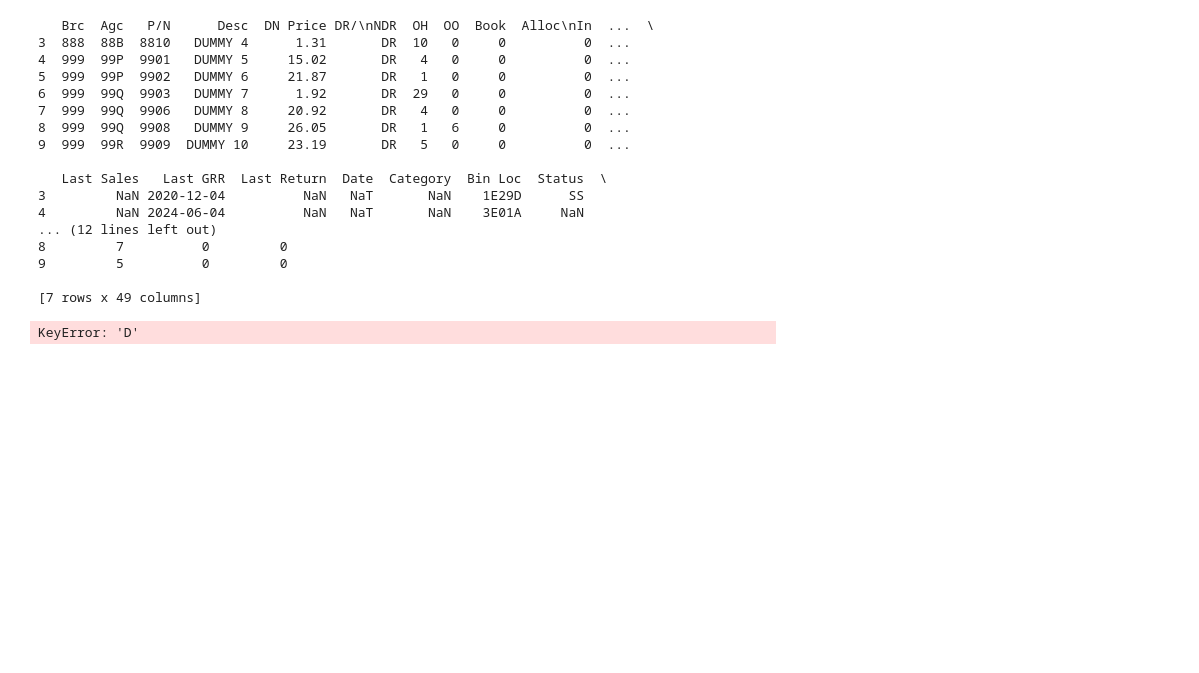
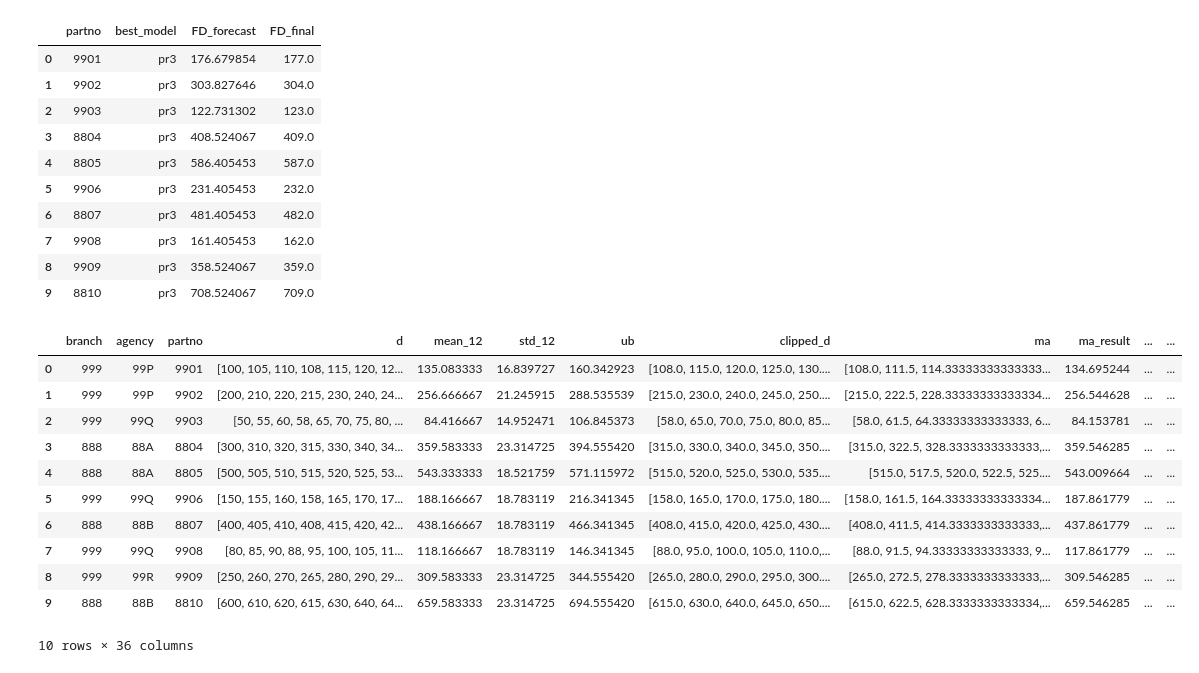
Before and after one commit to doctermath/hnf01b, a Jupyter notebook: brandon.ipynb, the cells around one changed output. Cells and saved outputs as stored; diff of their text form; code cells hidden in the pictures; blank space fills up the shorter version.

```diff
--- a/brandon.ipynb
+++ b/brandon.ipynb
@@ -18,7 +18,6 @@ warnings.filterwarnings("ignore")
 # %%
 # Define the API endpoint
 api_url = "http://172.16.5.6:8080/v1/web/test12"
-df = pd.DataFrame(data['data'])
 # Fetch data from the API
 response = requests.get(api_url)
 
@@ -35,24 +34,6 @@ else:
     print(f"Failed to fetch data: {response.status_code}")
 
 data = df
-# %% [output]
-   Brc  Agc   P/N      Desc  DN Price DR/\nNDR  OH  OO  Book  Alloc\nIn  ...  \
-3  888  88B  8810   DUMMY 4      1.31       DR  10   0     0          0  ...
-4  999  99P  9901   DUMMY 5     15.02       DR   4   0     0          0  ...
-5  999  99P  9902   DUMMY 6     21.87       DR   1   0     0          0  ...
-6  999  99Q  9903   DUMMY 7      1.92       DR  29   0     0          0  ...
-7  999  99Q  9906   DUMMY 8     20.92       DR   4   0     0          0  ...
-8  999  99Q  9908   DUMMY 9     26.05       DR   1   6     0          0  ...
-9  999  99R  9909  DUMMY 10     23.19       DR   5   0     0          0  ...
-
-   Last Sales   Last GRR  Last Return  Date  Category  Bin Loc  Status  \
-3         NaN 2020-12-04          NaN   NaT       NaN    1E29D      SS
-4         NaN 2024-06-04          NaN   NaT       NaN    3E01A     NaN
-... (12 lines left out)
-8         7          0         0
-9         5          0         0
-
-[7 rows x 49 columns]
 # %%
 #PARAMETER
 #EWMA
@@ -63,16 +44,14 @@ alpha_ses = 0.65  # ubah nilai alpha (semakin besar semakin berat ke data terbar
 beta_des = 0.45   # ubah nilai beta (semakin besar semakin cepat beradaptasi, kalo rendah bisa terjadi lag)
 # %%
 # Get mean and standard deviation of 12 periods before the last one
-data['mean_12'] = data['D'].apply(lambda x: np.mean(x[-13:-1]))  # Use 12 periods before the last one
-data['std_12'] = data['D'].apply(lambda x: np.std(x[-13:-1]))    # Use 12 periods before the last one
+data['mean_12'] = data['d'].apply(lambda x: np.mean(x[-13:-1]))  # Use 12 periods before the last one
+data['std_12'] = data['d'].apply(lambda x: np.std(x[-13:-1]))    # Use 12 periods before the last one
 
 # Get upper bound from mean and std
 data['ub'] = data['mean_12'] + 1.5 * data['std_12']
 
 # Limit the original data to upper bound (using the 12 periods before the last one)
-data['clipped_d'] = data.apply(lambda row: np.clip(row['D'][-13:-1], 0, row['ub']).tolist(), axis=1)
+data['clipped_d'] = data.apply(lambda row: np.clip(row['d'][-13:-1], 0, row['ub']).tolist(), axis=1)
-# %% [output]
-KeyError: 'D'
 # %%
 # Calculate Simple Moving Average
 def calculate_ma(list):
@@ -105,9 +84,9 @@ def wma_forecast_with_weights(data, weights):
 def generate_weights(step=0.05):
     weights = []
     for w1 in np.arange(0.15, 1, step):
-        for w2 in np.arange(w1 + 0.01, 1 - w1, step):
+        for w2 in np.arange(max(0.25, w1 + 0.01), 1 - w1, step):
             w3 = 1 - w1 - w2
-            if w3 > w2 > w1 > 0 and abs(w1 + w2 + w3 - 1) < 1e-6:
+            if w3 > w2 > w1:
                 weights.append((w1, w2, w3))
     return weights
 
@@ -133,7 +112,6 @@ data['wma'], data['wma_result'] = zip(*data.apply(lambda row: (
     wma_forecast_with_weights(row['wma_clipped_d'], row['best_weights'])[3:][-12:],
     wma_forecast_with_weights(row['wma_clipped_d'], row['best_weights'])[-1:]
 ), axis=1))
-print(data)
 # %%
 # Calculate Exponential Weighted Moving Average (EWMA)
 def ewma(list, alpha = alpha_ewma):
@@ -277,9 +255,16 @@ def apply_best_model_forecast(row):
         weights = np.array([(1 - alpha) ** i for i in range(len(clipped_data))][::-1])
         forecast = np.sum(weights * clipped_data) / np.sum(weights)
     elif best_model == 'wma':
-        weights = [0.2, 0.3, 0.5]
-        if len(clipped_data) >= len(weights):
-            forecast = np.sum(np.array(clipped_data[-3:]) * weights)
+        possible_weights = generate_weights(step=0.05)  # Generate weight combinations
+
+        if possible_weights:
+            w1, w2, w3 = possible_weights[0]  # Use the first generated weight set
+            weights = [w1, w2, w3]  # Assign to weights variable
+        else:
+            weights = [0.2, 0.3, 0.5]  # Fallback default weights if none are generated
+
+        if len(clipped_data) >= len(weights):  # Ensure enough data points for WMA
+            forecast = np.sum(np.array(clipped_data[-3:]) * np.array(weights))
         else:
             forecast = np.nan
     elif best_model == 'lr':
@@ -293,30 +278,54 @@ def apply_best_model_forecast(row):
         coef = np.polyfit(X.flatten(), y, 2)
         forecast = coef[0] * (len(clipped_data) ** 2) + coef[1] * len(clipped_data) + coef[2]
     elif best_model == 'pr3':
         X = np.arange(len(clipped_data)).reshape(-1, 1)
         y = np.array(clipped_data)
         coef = np.polyfit(X.flatten(), y, 3)
         forecast = (
             coef[0] * (len(clipped_data) ** 3)
             + coef[1] * (len(clipped_data) ** 2)
             + coef[2] * len(clipped_data)
             + coef[3]
         )
     elif best_model == 'ses':
         model = SimpleExpSmoothing(clipped_data).fit(smoothing_level=0.65, optimized=False)
         forecast = model.forecast(1)[0]
     elif best_model == 'des':
         model = Holt(clipped_data).fit(smoothing_level=0.65, smoothing_slope=0.45, optimized=False)
         forecast = model.forecast(1)[0]
     else:
         forecast = np.nan
 
     return forecast
 
 data['FD_forecast'] = data.apply(apply_best_model_forecast, axis=1)
 
 data['FD_final'] = data['FD_forecast'].apply(np.ceil)
 data['FD_final'] = data['FD_final'].apply(lambda x: max(0, np.ceil(x)))
 
 display(data[['partno','best_model', 'FD_forecast', 'FD_final']])
 display(data)
+# %% [output]
+|  | partno | best_model | FD_forecast | FD_final |
+| 0 | 9901 | pr3 | 176.679854 | 177.0 |
+| 1 | 9902 | pr3 | 303.827646 | 304.0 |
+| 2 | 9903 | pr3 | 122.731302 | 123.0 |
+| 3 | 8804 | pr3 | 408.524067 | 409.0 |
+| 4 | 8805 | pr3 | 586.405453 | 587.0 |
+| 5 | 9906 | pr3 | 231.405453 | 232.0 |
+| 6 | 8807 | pr3 | 481.405453 | 482.0 |
+| 7 | 9908 | pr3 | 161.405453 | 162.0 |
+| 8 | 9909 | pr3 | 358.524067 | 359.0 |
+| 9 | 8810 | pr3 | 708.524067 | 709.0 |
+|  | branch | agency | partno | d | mean_12 | std_12 | ub | clipped_d | ma | ma_result | ... | ... |
+| 0 | 999 | 99P | 9901 | [100, 105, 110, 108, 115, 120, 12... | 135.083333 | 16.839727 | 160.342923 | [108.0, 115.0, 120.0, 125.0, 130.... | [108.0, 111.5, 114.33333333333333... | 134.695244 | ... | ... |
+| 1 | 999 | 99P | 9902 | [200, 210, 220, 215, 230, 240, 24... | 256.666667 | 21.245915 | 288.535539 | [215.0, 230.0, 240.0, 245.0, 250.... | [215.0, 222.5, 228.33333333333334... | 256.544628 | ... | ... |
+| 2 | 999 | 99Q | 9903 | [50, 55, 60, 58, 65, 70, 75, 80, ... | 84.416667 | 14.952471 | 106.845373 | [58.0, 65.0, 70.0, 75.0, 80.0, 85... | [58.0, 61.5, 64.33333333333333, 6... | 84.153781 | ... | ... |
+| 3 | 888 | 88A | 8804 | [300, 310, 320, 315, 330, 340, 34... | 359.583333 | 23.314725 | 394.555420 | [315.0, 330.0, 340.0, 345.0, 350.... | [315.0, 322.5, 328.3333333333333,... | 359.546285 | ... | ... |
+| 4 | 888 | 88A | 8805 | [500, 505, 510, 515, 520, 525, 53... | 543.333333 | 18.521759 | 571.115972 | [515.0, 520.0, 525.0, 530.0, 535.... | [515.0, 517.5, 520.0, 522.5, 525.... | 543.009664 | ... | ... |
+| 5 | 999 | 99Q | 9906 | [150, 155, 160, 158, 165, 170, 17... | 188.166667 | 18.783119 | 216.341345 | [158.0, 165.0, 170.0, 175.0, 180.... | [158.0, 161.5, 164.33333333333334... | 187.861779 | ... | ... |
+| 6 | 888 | 88B | 8807 | [400, 405, 410, 408, 415, 420, 42... | 438.166667 | 18.783119 | 466.341345 | [408.0, 415.0, 420.0, 425.0, 430.... | [408.0, 411.5, 414.3333333333333,... | 437.861779 | ... | ... |
+| 7 | 999 | 99Q | 9908 | [80, 85, 90, 88, 95, 100, 105, 11... | 118.166667 | 18.783119 | 146.341345 | [88.0, 95.0, 100.0, 105.0, 110.0,... | [88.0, 91.5, 94.33333333333333, 9... | 117.861779 | ... | ... |
+| 8 | 999 | 99R | 9909 | [250, 260, 270, 265, 280, 290, 29... | 309.583333 | 23.314725 | 344.555420 | [265.0, 280.0, 290.0, 295.0, 300.... | [265.0, 272.5, 278.3333333333333,... | 309.546285 | ... | ... |
+| 9 | 888 | 88B | 8810 | [600, 610, 620, 615, 630, 640, 64... | 659.583333 | 23.314725 | 694.555420 | [615.0, 630.0, 640.0, 645.0, 650.... | [615.0, 622.5, 628.3333333333334,... | 659.546285 | ... | ... |
+10 rows × 36 columns
```
Also changed, not shown: 2 other files.
